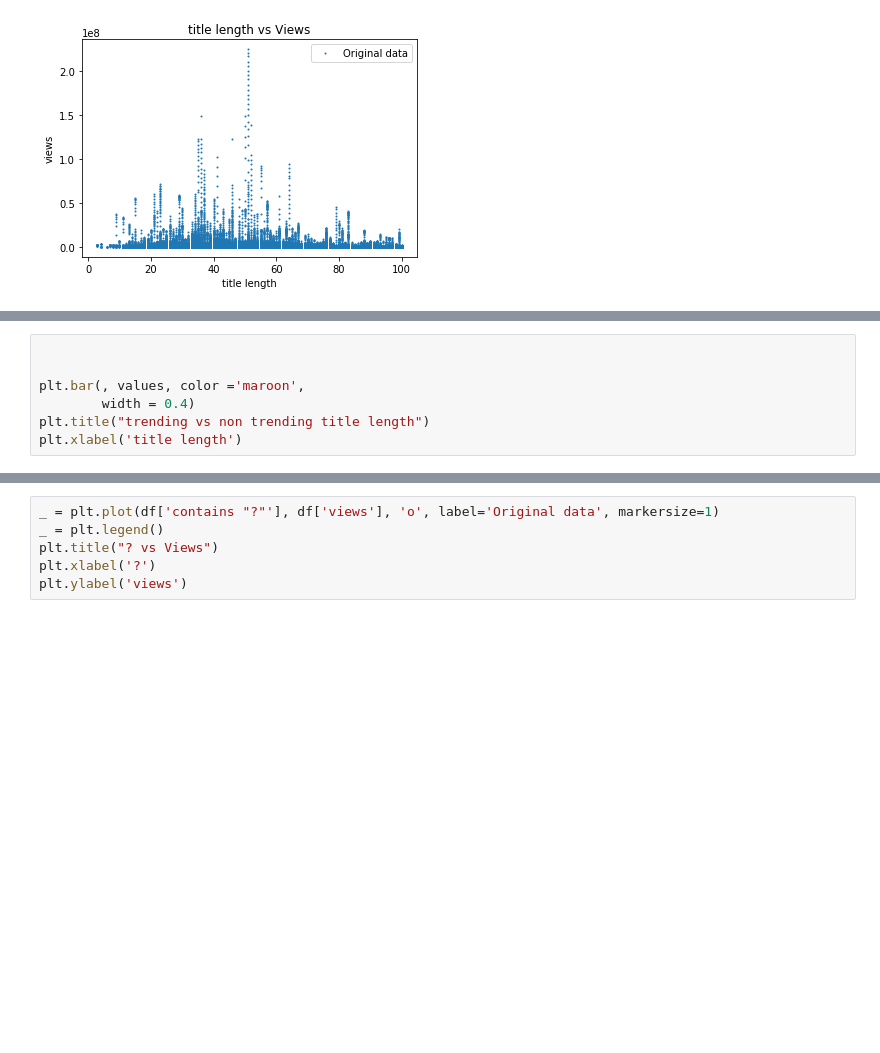
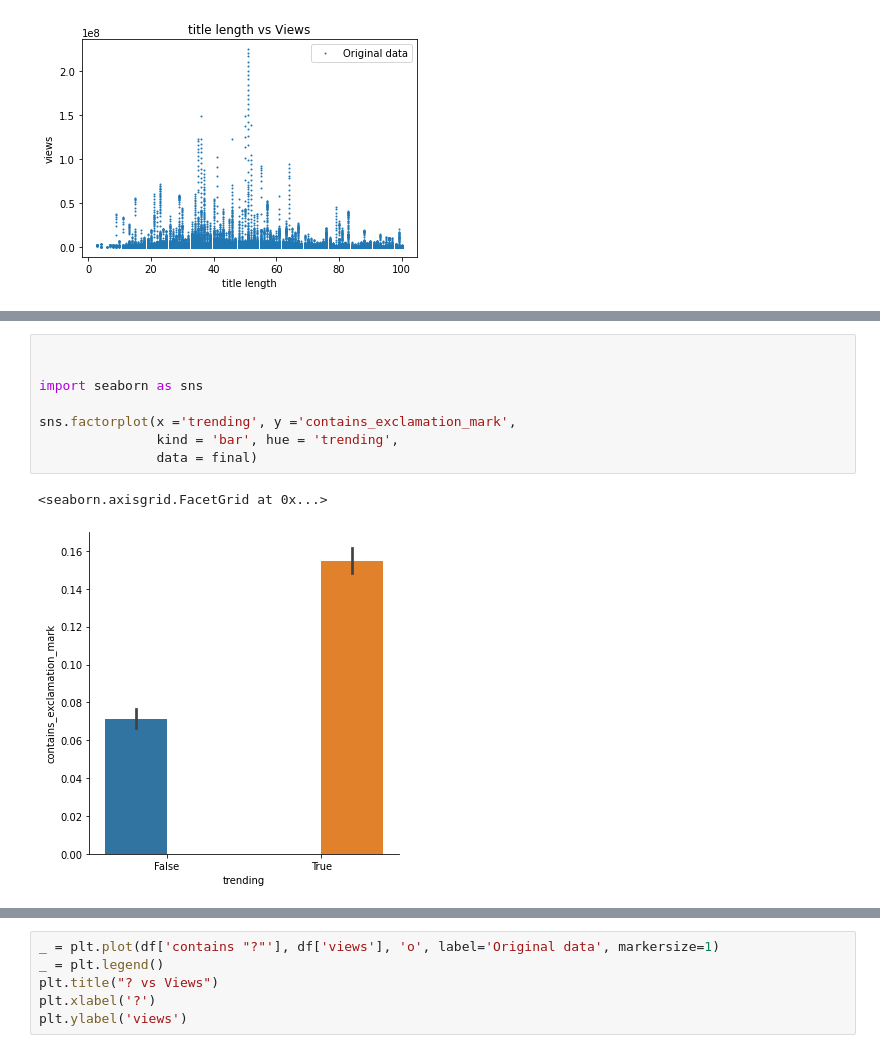
Before and after one commit to iSagnik/Effect-of-Titles-on-Trending-YouTube-Videos, a Jupyter notebook: project_stats.ipynb, the cells around one changed output, grey strips where cells are left out. Cells and saved outputs as stored; diff of their text form; blank space fills up the shorter version.

```diff
--- a/project_stats.ipynb
+++ b/project_stats.ipynb
@@ -78,7 +76,11 @@ sns.factorplot(x ='Trended', y ='title_length',
-# %%
-
-
-plt.bar(, values, color ='maroon',
-        width = 0.4)
-plt.title("trending vs non trending title length")
-plt.xlabel('title length')
+# %%
+
+
+import seaborn as sns
+
+sns.factorplot(x ='trending', y ='contains_exclamation_mark',
+               kind = 'bar', hue = 'trending',
+               data = final)
+# %% [output]
+<seaborn.axisgrid.FacetGrid at 0x...>
+[figure, added]
```
Also changed, not shown: parts of 5 cells of this notebook, 17 other files.
